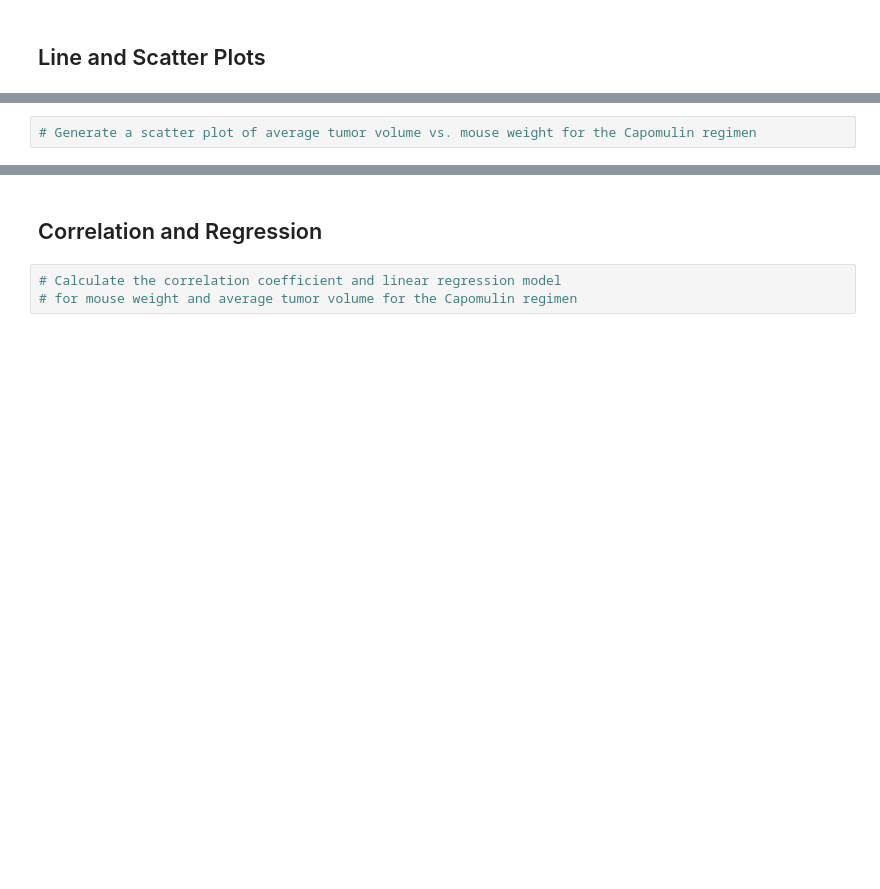
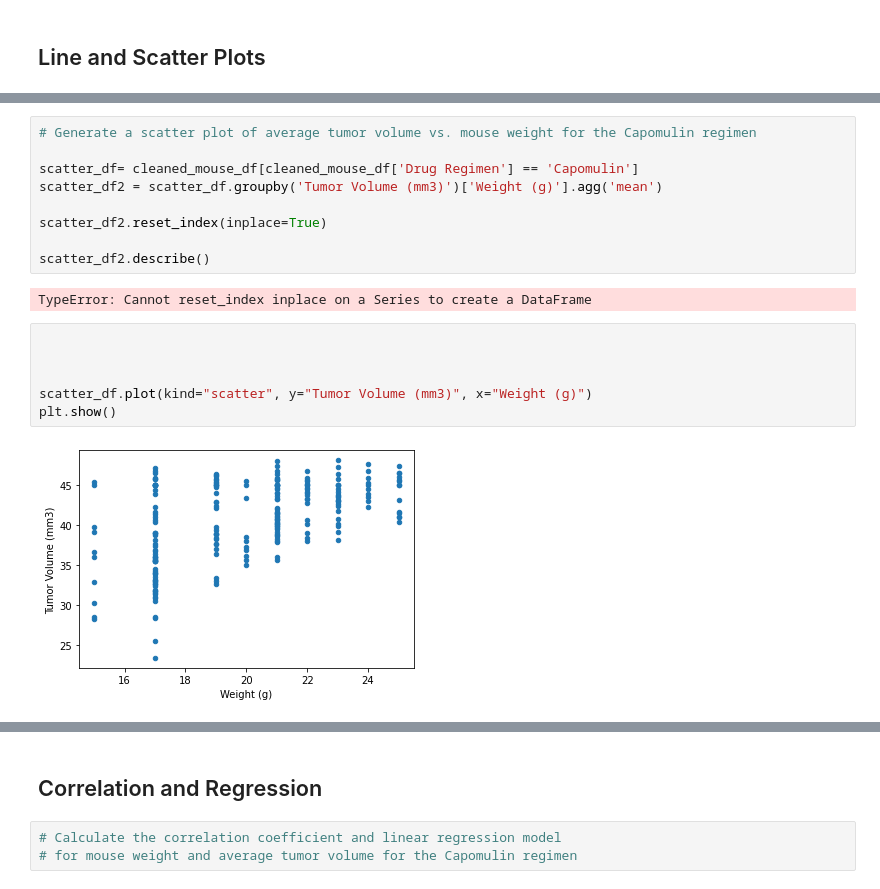
Before and after one commit to baileykayla953/Matplotlib-Challenge-, a Jupyter notebook: Matplotlib.ipynb, the cells around one changed output, grey strips where cells are left out. Drawn from its saved outputs; the diff is of its cells as text; blank space fills up the shorter version.

```diff
--- a/Matplotlib.ipynb
+++ b/Matplotlib.ipynb
@@ -299,2 +360,19 @@ Ceftamin's potential outliers:Series([], Name: Tumor Volume (mm3), dtype: float6
 # %%
 # Generate a scatter plot of average tumor volume vs. mouse weight for the Capomulin regimen
+
+scatter_df= cleaned_mouse_df[cleaned_mouse_df['Drug Regimen'] == 'Capomulin']
+scatter_df2 = scatter_df.groupby('Tumor Volume (mm3)')['Weight (g)'].agg('mean')
+
+scatter_df2.reset_index(inplace=True)
+
+scatter_df2.describe()
+# %% [output]
+TypeError: Cannot reset_index inplace on a Series to create a DataFrame
+# %%
+
+
+
+scatter_df.plot(kind="scatter", y="Tumor Volume (mm3)", x="Weight (g)")
+plt.show()
+# %% [output]
+[figure, added]
```
Also changed, not shown: parts of 8 cells of this notebook.
